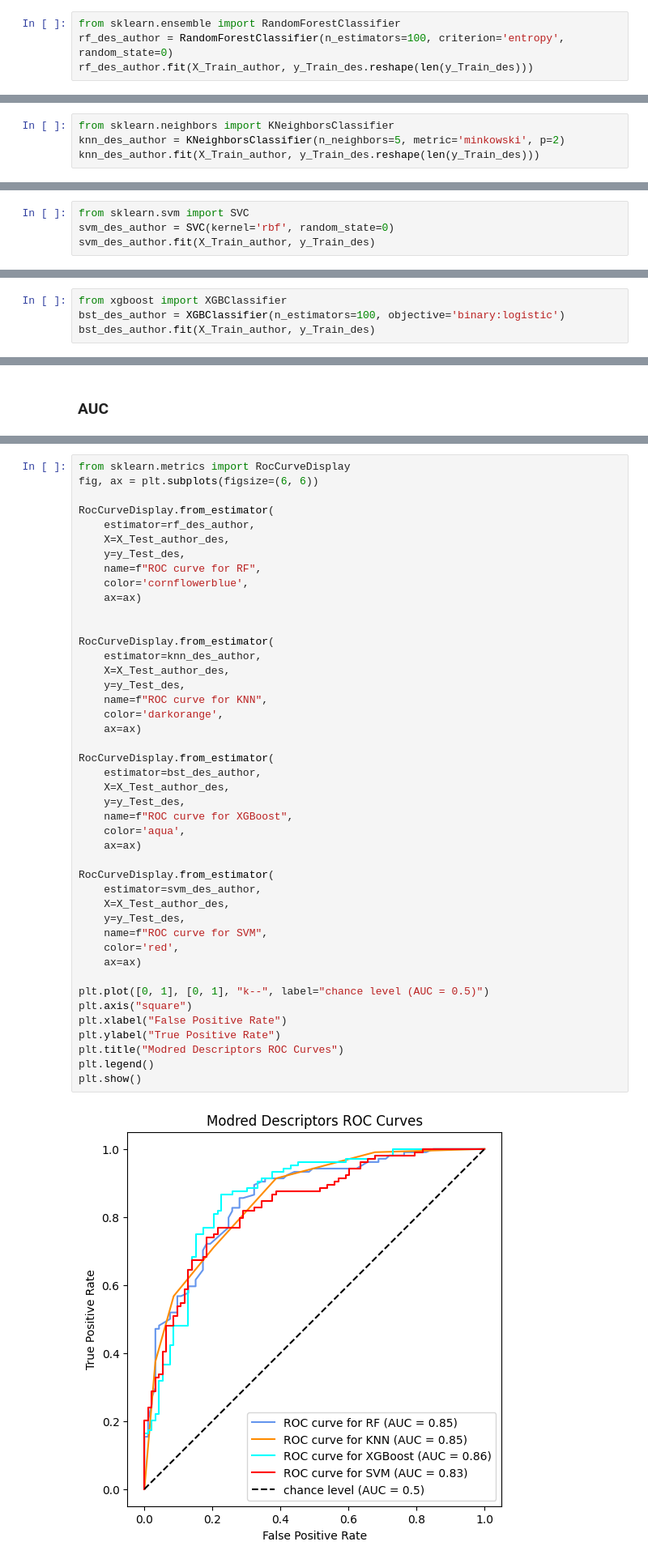
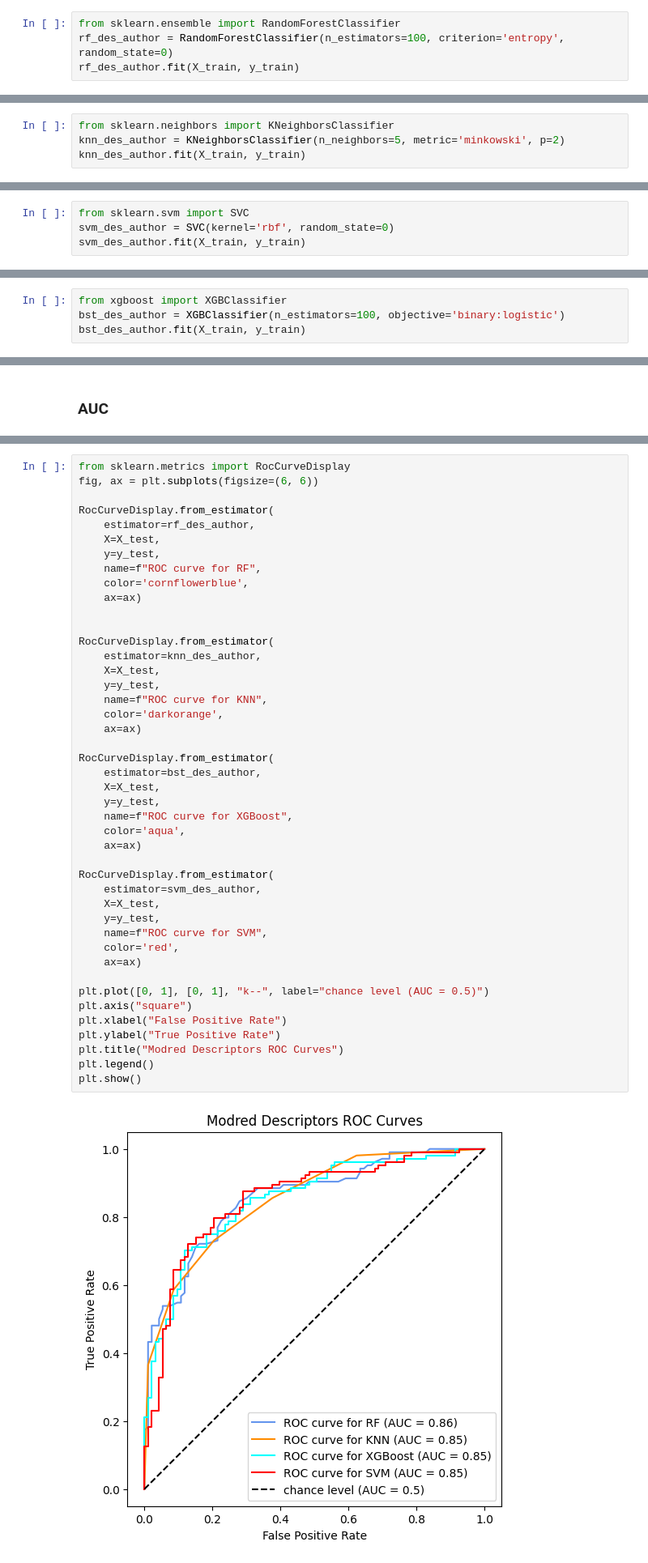
Before and after one commit to Lelvels/phamarcy_code, a Jupyter notebook: My HDAC2/src/my-hdac2-modred.ipynb, the cells around one changed output, grey strips where cells are left out. Shown at 81% size. Cells and saved outputs as stored; diff of their text form.

```diff
--- a/My HDAC2/src/my-hdac2-modred.ipynb
+++ b/My HDAC2/src/my-hdac2-modred.ipynb
@@ -153,7 +204,7 @@ X_Test_author.shape
 # %%
 from sklearn.ensemble import RandomForestClassifier
 rf_des_author = RandomForestClassifier(n_estimators=100, criterion='entropy', random_state=0)
-rf_des_author.fit(X_Train_author, y_Train_des.reshape(len(y_Train_des)))
+rf_des_author.fit(X_train, y_train)
 # %% [output]
 RandomForestClassifier(criterion='entropy', random_state=0)
 # %% [markdown]
@@ -161,7 +212,7 @@ RandomForestClassifier(criterion='entropy', random_state=0)
 # %%
 from sklearn.neighbors import KNeighborsClassifier
 knn_des_author = KNeighborsClassifier(n_neighbors=5, metric='minkowski', p=2)
-knn_des_author.fit(X_Train_author, y_Train_des.reshape(len(y_Train_des)))
+knn_des_author.fit(X_train, y_train)
 # %% [output]
 KNeighborsClassifier()
 # %% [markdown]
@@ -169,7 +220,7 @@ KNeighborsClassifier()
 # %%
 from sklearn.svm import SVC
 svm_des_author = SVC(kernel='rbf', random_state=0)
-svm_des_author.fit(X_Train_author, y_Train_des)
+svm_des_author.fit(X_train, y_train)
 # %% [output]
 SVC(random_state=0)
 # %% [markdown]
@@ -177,7 +228,7 @@ SVC(random_state=0)
 # %%
 from xgboost import XGBClassifier
 bst_des_author = XGBClassifier(n_estimators=100, objective='binary:logistic')
-bst_des_author.fit(X_Train_author, y_Train_des)
+bst_des_author.fit(X_train, y_train)
 # %% [output]
 XGBClassifier(base_score=None, booster=None, callbacks=None,
               colsample_bylevel=None, colsample_bynode=None,
@@ -316,43 +373,43 @@ fig, ax = plt.subplots(figsize=(6, 6))
 
 RocCurveDisplay.from_estimator(
     estimator=rf_des_author,
-    X=X_Test_author_des,
-    y=y_Test_des,
+    X=X_test,
+    y=y_test,
     name=f"ROC curve for RF",
     color='cornflowerblue',
     ax=ax)
 
 
 RocCurveDisplay.from_estimator(
     estimator=knn_des_author,
-    X=X_Test_author_des,
-    y=y_Test_des,
+    X=X_test,
+    y=y_test,
     name=f"ROC curve for KNN",
     color='darkorange',
     ax=ax)
 
 RocCurveDisplay.from_estimator(
     estimator=bst_des_author,
-    X=X_Test_author_des,
-    y=y_Test_des,
+    X=X_test,
+    y=y_test,
     name=f"ROC curve for XGBoost",
     color='aqua',
     ax=ax)
 
 RocCurveDisplay.from_estimator(
     estimator=svm_des_author,
-    X=X_Test_author_des,
-    y=y_Test_des,
+    X=X_test,
+    y=y_test,
     name=f"ROC curve for SVM",
     color='red',
     ax=ax)
 
 plt.plot([0, 1], [0, 1], "k--", label="chance level (AUC = 0.5)")
 plt.axis("square")
 plt.xlabel("False Positive Rate")
 plt.ylabel("True Positive Rate")
 plt.title("Modred Descriptors ROC Curves")
 plt.legend()
 plt.show()
 # %% [output]
-[figure, old version]
+[figure, new version]
```
Also changed, not shown: parts of 45 cells of this notebook, 11 other files.
